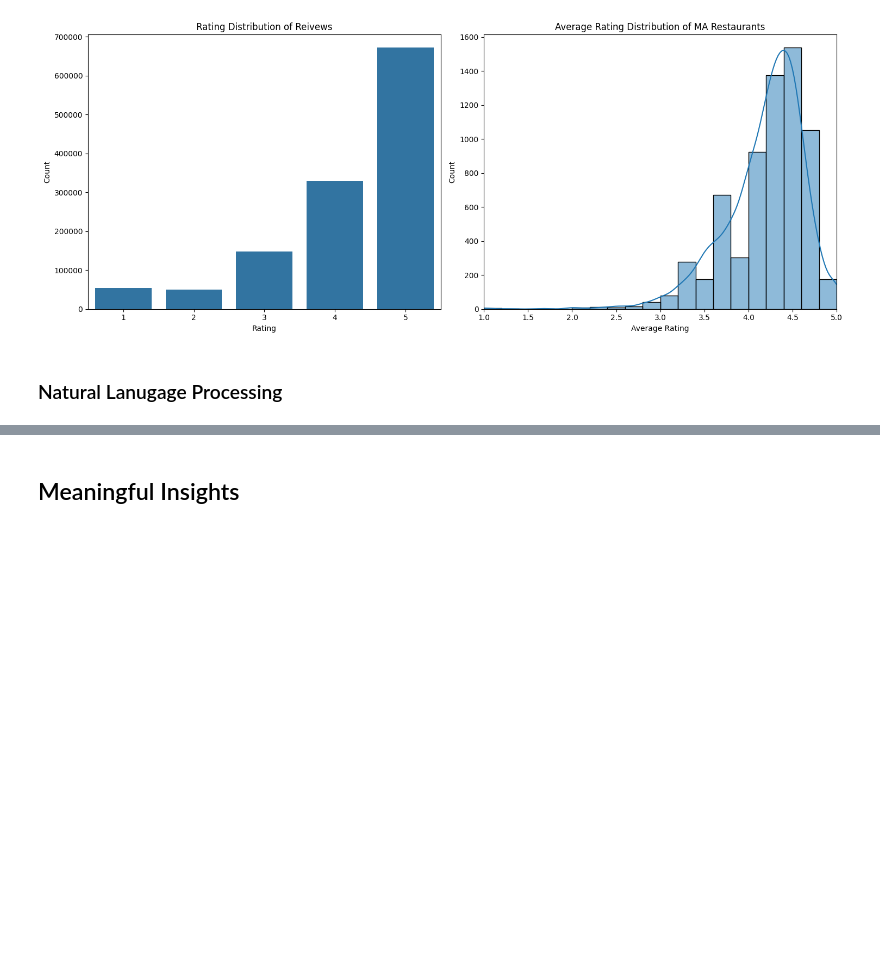
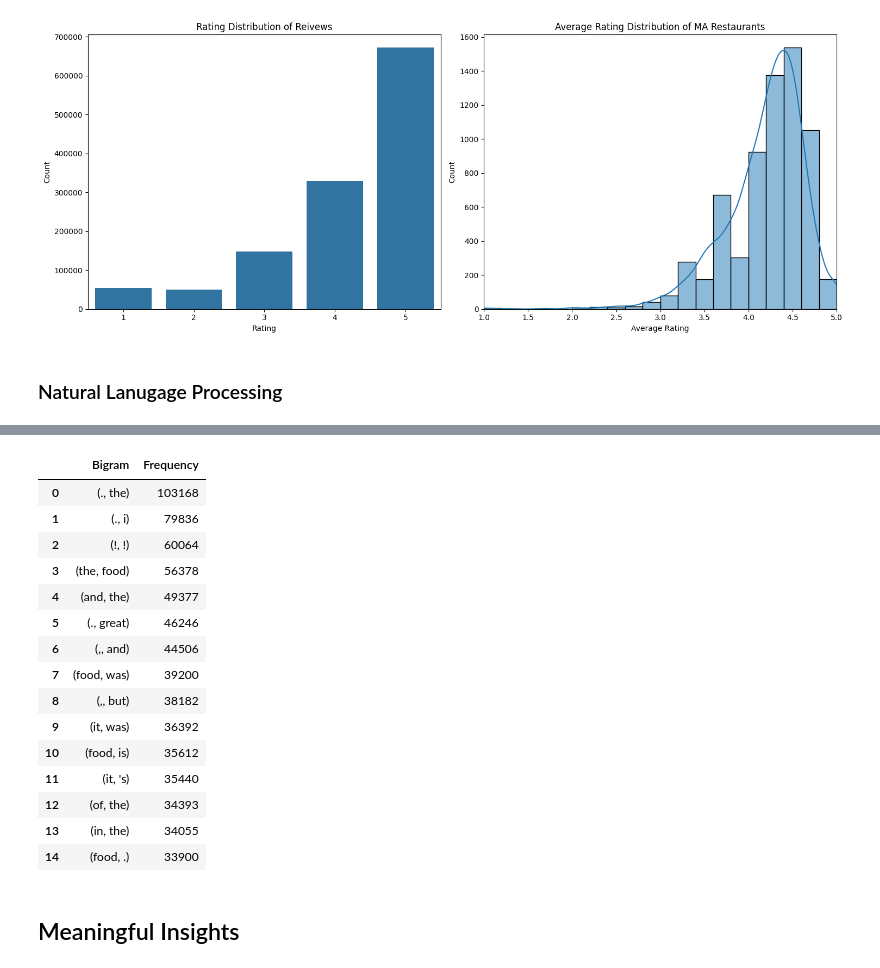
Before and after one commit to yuqinbailey/Restaurant-Rec-Google-Reviews, a Jupyter notebook: 3_EDA_Planning.ipynb, the cells around one changed output, grey strips where cells are left out. Drawn from its saved outputs; the diff is of its cells as text; code cells hidden in the pictures; blank space fills up the shorter version.

```diff
--- a/3_EDA_Planning.ipynb
+++ b/3_EDA_Planning.ipynb
@@ -206,3 +236,25 @@ plt.show()
+# %%
+# Generate bigrams from the flattened list of tokens
+bigram_freq = FreqDist(bigrams(flat_tokens))
+
+pd.DataFrame(bigram_freq.most_common(15), columns=['Bigram', 'Frequency'])
+# %% [output]
+|  | Bigram | Frequency |
+| 0 | (., the) | 103168 |
+| 1 | (., i) | 79836 |
+| 2 | (!, !) | 60064 |
+| 3 | (the, food) | 56378 |
+| 4 | (and, the) | 49377 |
+| 5 | (., great) | 46246 |
+| 6 | (,, and) | 44506 |
+| 7 | (food, was) | 39200 |
+| 8 | (,, but) | 38182 |
+| 9 | (it, was) | 36392 |
+| 10 | (food, is) | 35612 |
+| 11 | (it, 's) | 35440 |
+| 12 | (of, the) | 34393 |
+| 13 | (in, the) | 34055 |
+| 14 | (food, .) | 33900 |
 # %%
 vectorizer = TfidfVectorizer(max_features=6000)
 
```
Also changed, not shown: parts of 4 cells of this notebook.
